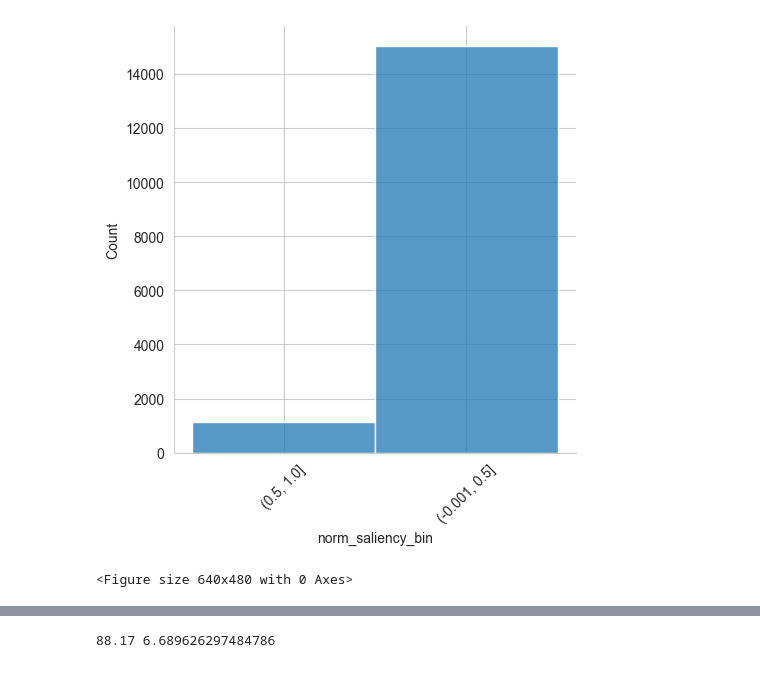
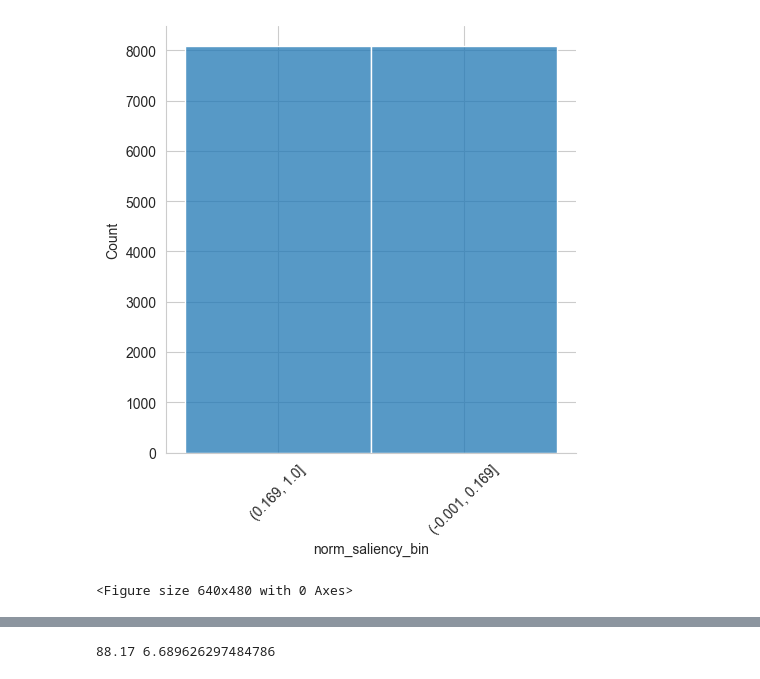
Before and after one commit to dritlopes/bionic_reading, a Jupyter notebook: visualisations.ipynb, the cells around one changed output, grey strips where cells are left out. Drawn from its saved outputs; the diff is of its cells as text; code cells hidden in the pictures.

Commit message:
compute_saliency.py: added bert saliency visualisations.ipynb: added graphs to compare saliency thresholds with pos tag condition

```diff
--- a/visualisations.ipynb
+++ b/visualisations.ipynb
@@ -4,14 +4,14 @@ import seaborn as sns
 import matplotlib.pyplot as plt
 import numpy as np
 # %%
-df = pd.read_csv('data/full_data.csv')
-# df['norm_saliency_bin'] = pd.qcut(df['norm_saliency'], q=2).astype(str)
-df['norm_saliency_bin'] = pd.cut(df['norm_saliency'], bins=2).astype(str)
+df = pd.read_csv('data/full_data_GroNLP_bert-base-dutch-cased.csv')
+df['norm_saliency_bin'] = pd.qcut(df['norm_saliency'], q=2).astype(str)
+# df['norm_saliency_bin'] = pd.cut(df['norm_saliency'], bins=2).astype(str)
 graph = sns.displot(df, x='norm_saliency_bin')
 plt.xticks(rotation=45)
 # plt.savefig(f'data/saliency_dist.png', dpi=300, bbox_inches="tight", facecolor="white")
 plt.show()
 plt.clf()
 # %% [output]
-[figure, old version]
+[figure, new version]
 <Figure size 640x480 with 0 Axes>
```
Also changed, not shown: parts of 6 cells of this notebook, 2 other files.
